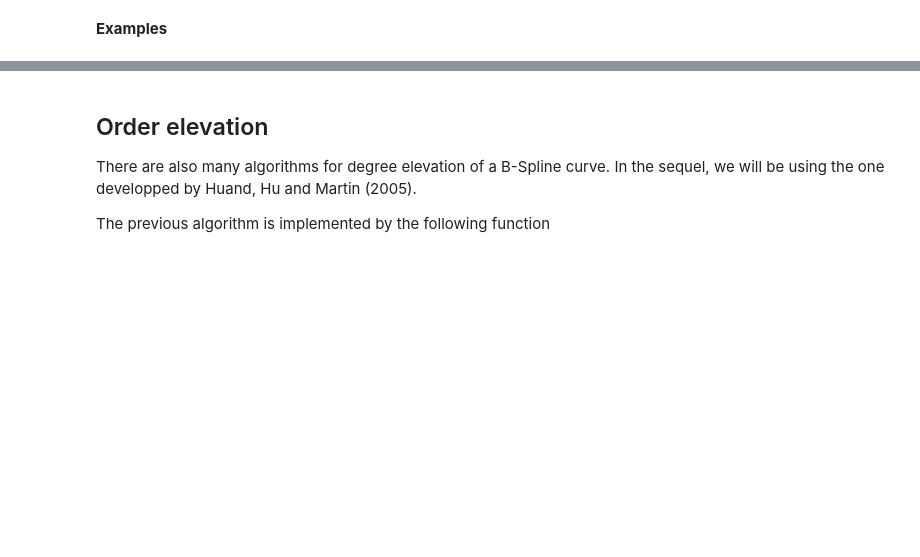
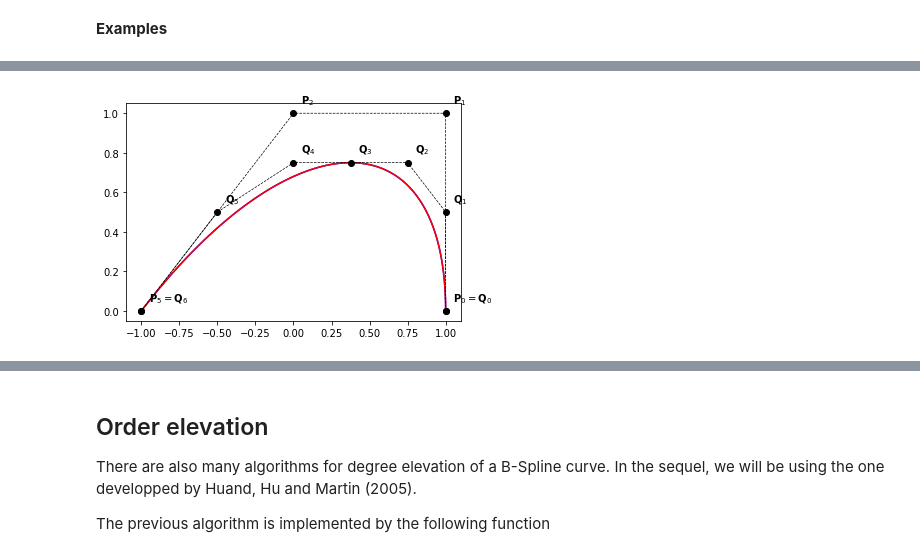
Before and after one commit to ratnania/MA5938, a Jupyter notebook: ch1/B-Splines_Fundamental_geometric_operations.ipynb, the cells around one changed output, grey strips where cells are left out. Drawn from its saved outputs; the diff is of its cells as text; code cells hidden in the pictures; blank space fills up the shorter version.

```diff
--- a/ch1/B-Splines_Fundamental_geometric_operations.ipynb
+++ b/ch1/B-Splines_Fundamental_geometric_operations.ipynb
@@ -84,0 +114,4 @@ example_1()
+# %%
+example_1(times=3)
+# %% [output]
+[figure, added]
```
Also changed, not shown: parts of 14 cells of this notebook, 2 other files.
